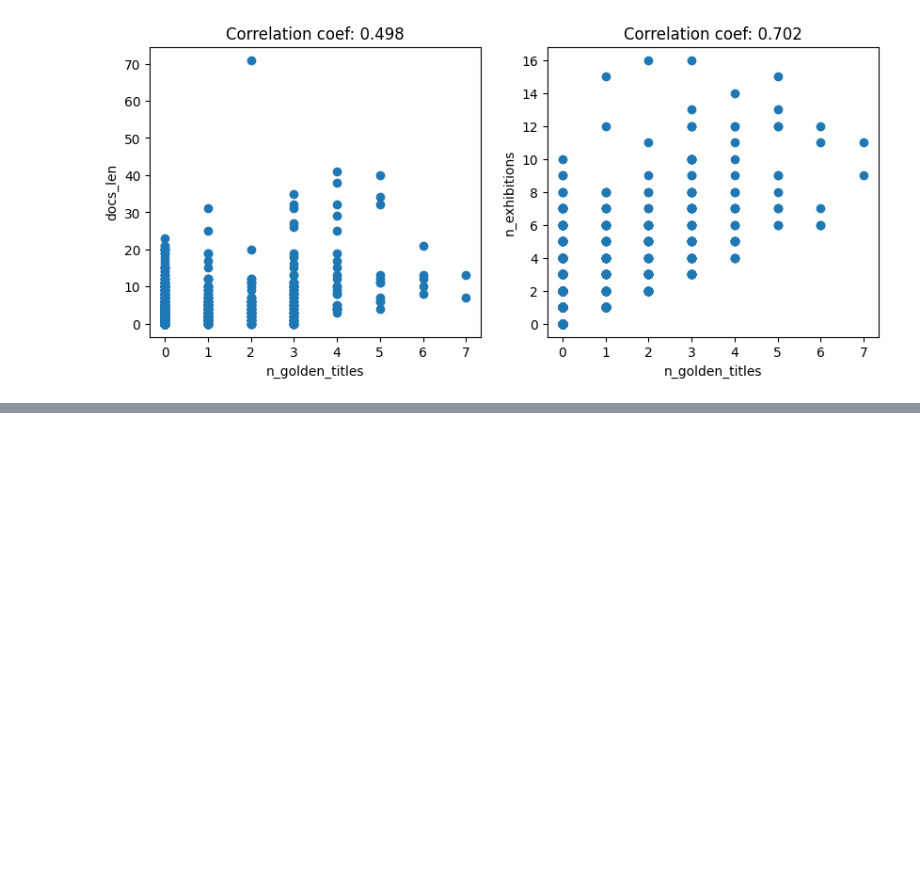
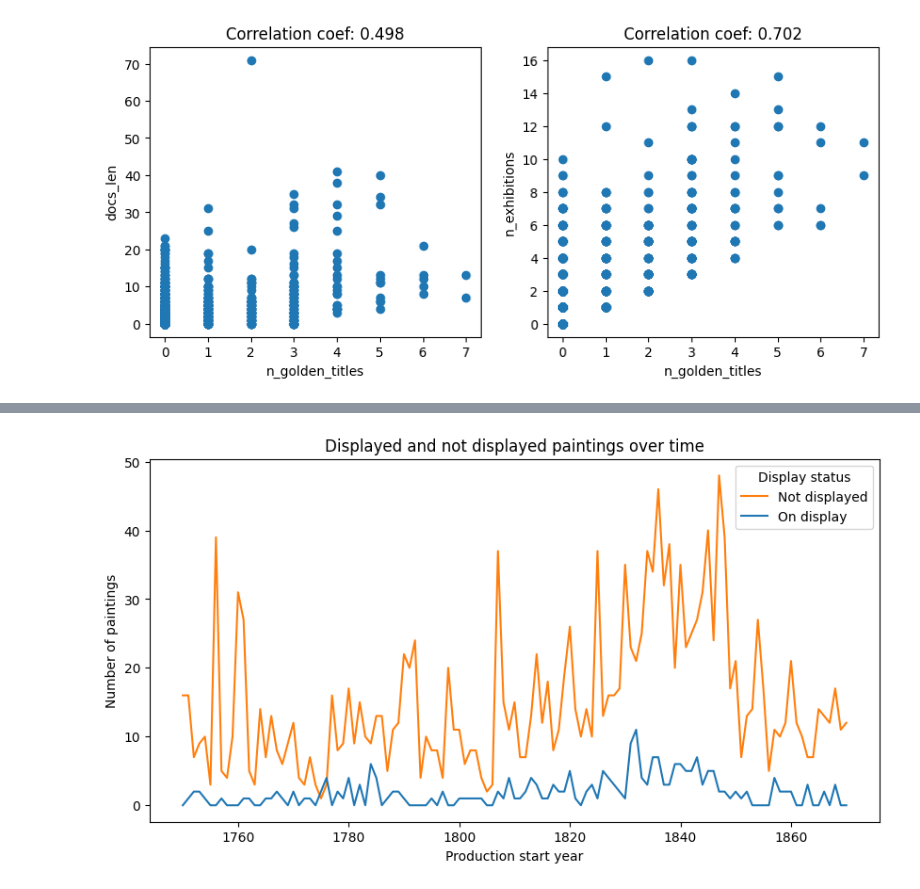
Before and after one commit to centre-for-humanities-computing/canon-paintings-smk, a Jupyter notebook: nbs/define_canon.ipynb, the cells around one changed output, grey strips where cells are left out. Saved outputs shown, nothing was run; the diff lists cells and outputs as text; code cells hidden in the pictures; blank space fills up the shorter version.

```diff
--- a/nbs/define_canon.ipynb
+++ b/nbs/define_canon.ipynb
@@ -344,3 +389,15 @@ plot_correlation('n_golden_titles', columns)
+# %%
+grouping = df.groupby(['start_year', 'on_display']).size().unstack().fillna(0)
+plt.figure(figsize=(10, 5))
+plt.plot(grouping.index, grouping[0], label='Not displayed', color='#ff7f0e') # specify colors to match first plot
+plt.plot(grouping.index, grouping[1], label='On display', color='#1f77b4')
+plt.title('Displayed and not displayed paintings over time')
+plt.xlabel('Production start year')
+plt.ylabel('Number of paintings')
+plt.legend(title='Display status', loc='upper right')
+plt.show()
+# %% [output]
+[figure, added]
 # %%
 # write new df with canon info to disk
 data_path = os.path.join('..', 'data')
```
Also changed, not shown: parts of 9 cells of this notebook, 6 other files.
